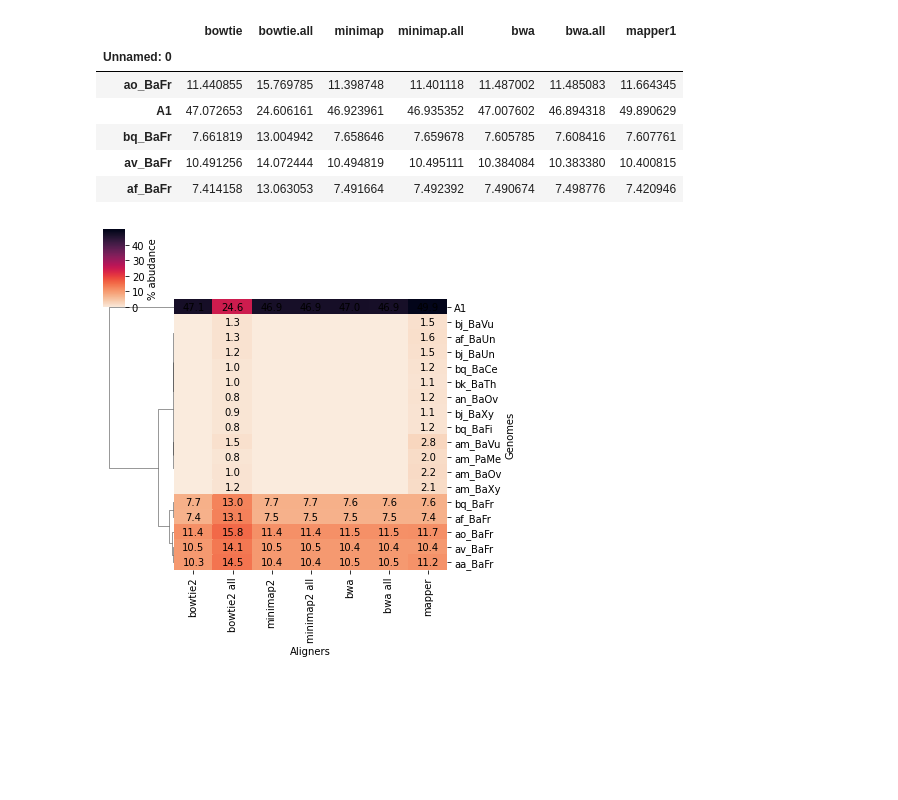
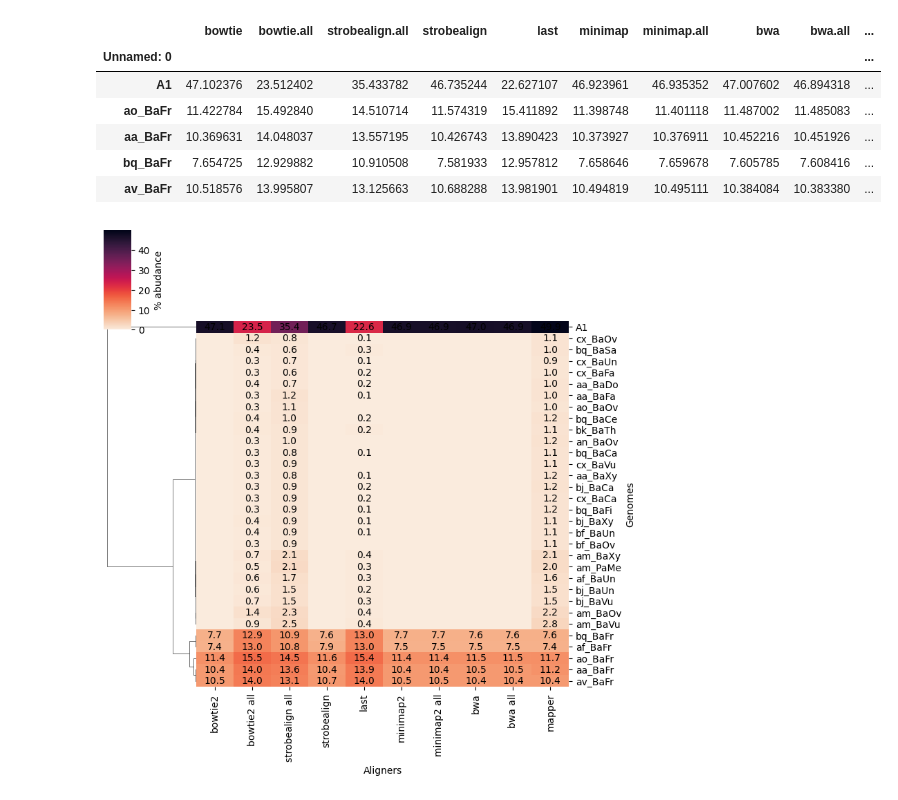
Before and after one commit to caozhichongchong/Mapper_eva, a Jupyter notebook: Alignment_consistency.ipynb, the cells around one changed output. Drawn from its saved outputs; the diff is of its cells as text; code cells hidden in the pictures; blank space fills up the shorter version.

```diff
--- a/Alignment_consistency.ipynb
+++ b/Alignment_consistency.ipynb
@@ -638,20 +938,20 @@ ref_abu.head()
 # %%
-ref_abu = pd.read_csv('mapper/multi/abu_0.05.txt',sep='\t')
+ref_abu = pd.read_csv('SNP_model_multi/abu_0.05.txt',sep='\t')
 ref_abu.index = ref_abu['Unnamed: 0']
 ref_abu = ref_abu.loc[:,['bowtie','bowtie.all','strobealign.all','strobealign','last',
                                                        'minimap','minimap.all',
                                                        'bwa','bwa.all',
                                                        'mapper1',
                                                       ]]
 ref_abu.head()
 # %% [output]
-|  | bowtie | bowtie.all | minimap | minimap.all | bwa | bwa.all | mapper1 |
-| Unnamed: 0 |  |  |  |  |  |  |  |
-| ao_BaFr | 11.440855 | 15.769785 | 11.398748 | 11.401118 | 11.487002 | 11.485083 | 11.664345 |
-| A1 | 47.072653 | 24.606161 | 46.923961 | 46.935352 | 47.007602 | 46.894318 | 49.890629 |
-| bq_BaFr | 7.661819 | 13.004942 | 7.658646 | 7.659678 | 7.605785 | 7.608416 | 7.607761 |
-| av_BaFr | 10.491256 | 14.072444 | 10.494819 | 10.495111 | 10.384084 | 10.383380 | 10.400815 |
-| af_BaFr | 7.414158 | 13.063053 | 7.491664 | 7.492392 | 7.490674 | 7.498776 | 7.420946 |
+|  | bowtie | bowtie.all | strobealign.all | strobealign | last | minimap | minimap.all | bwa | bwa.all | ... |
+| Unnamed: 0 |  |  |  |  |  |  |  |  |  | ... |
+| A1 | 47.102376 | 23.512402 | 35.433782 | 46.735244 | 22.627107 | 46.923961 | 46.935352 | 47.007602 | 46.894318 | ... |
+| ao_BaFr | 11.422784 | 15.492840 | 14.510714 | 11.574319 | 15.411892 | 11.398748 | 11.401118 | 11.487002 | 11.485083 | ... |
+| aa_BaFr | 10.369631 | 14.048037 | 13.557195 | 10.426743 | 13.890423 | 10.373927 | 10.376911 | 10.452216 | 10.451926 | ... |
+| bq_BaFr | 7.654725 | 12.929882 | 10.910508 | 7.581933 | 12.957812 | 7.658646 | 7.659678 | 7.605785 | 7.608416 | ... |
+| av_BaFr | 10.518576 | 13.995807 | 13.125663 | 10.688288 | 13.981901 | 10.494819 | 10.495111 | 10.384084 | 10.383380 | ... |
 # %%
 ref_combinations_count3 = ref_abu.loc[:,['bowtie','bowtie.all','strobealign.all','strobealign','last',
                                                        'minimap','minimap.all',
@@ -667,7 +967,7 @@ if True:
                        cmap=sns.color_palette("rocket_r", as_cmap=True),
                        col_cluster=False, #center=0.3,
                        row_cluster=True,
-                       figsize=(6,6),
+                       figsize=(8,8),
                        yticklabels=True,
                        cbar_kws={'ticks': np.linspace(0,
                                                       50, num=6), 'label': '% abudance'}  # Add more ticks and a label
@@ -685,9 +985,9 @@ if True:
 #     g.ax_heatmap.set_yticklabels(g.ax_heatmap.get_yticklabels(), rotation=0)  # Ensure y-tick labels are horizontal
 
     # Save the figure
-    plt.savefig('mapper/multi/all_1.fastq_Bactor.cov0.05.pdf')
+    plt.savefig('SNP_model_multi/all_1.fastq_Bactor.cov0.05.pdf')
 # %% [output]
-[figure, old version]
+[figure, new version]
 # %%
 ref_combinations_count3 = ref_combinations_count2.loc[ref_combinations_count2.sum(axis = 1)>=5,:]
 ref_combinations_count4 = ref_combinations_count2.loc[ref_combinations_count2.sum(axis = 1)<5,:]
```
Also changed, not shown: parts of 34 cells of this notebook, 1 other file.
